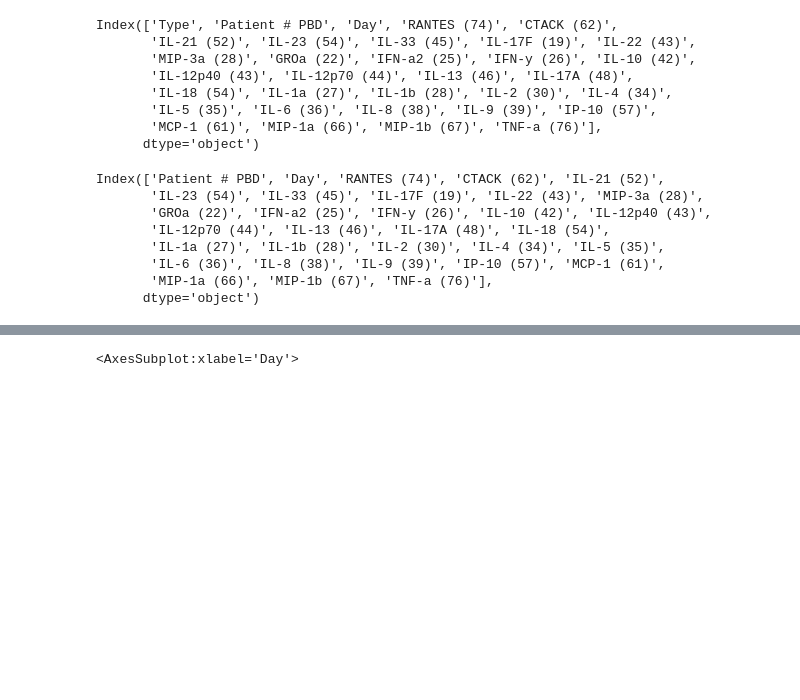
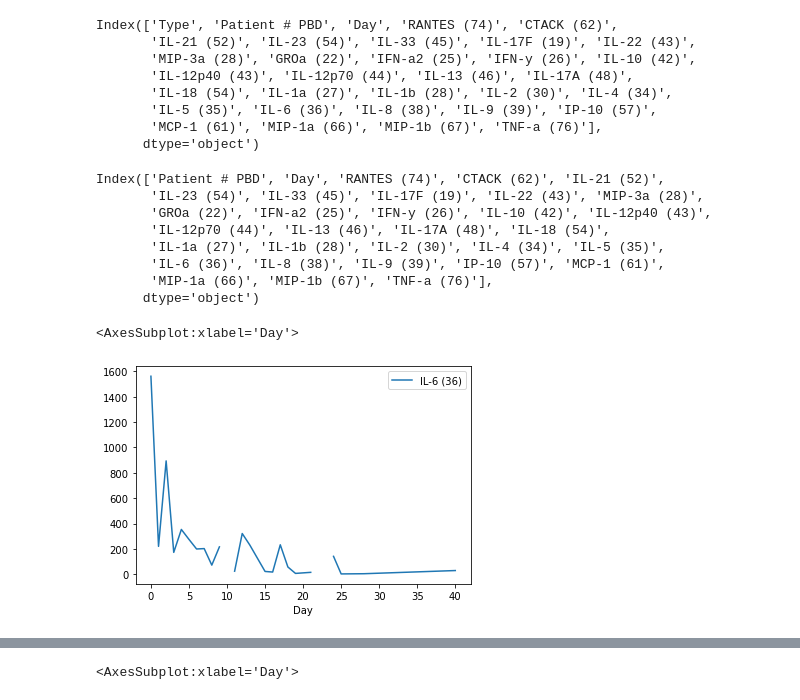
Before and after one commit to UvaCsl/immune-burn, a Jupyter notebook: notebooks/EDA.ipynb, the cells around one changed output, grey strips where cells are left out. Drawn from its saved outputs; the diff is of its cells as text; code cells hidden in the pictures; blank space fills up the shorter version.

```diff
--- a/notebooks/EDA.ipynb
+++ b/notebooks/EDA.ipynb
@@ -36,5 +36,10 @@ Index(['Patient # PBD', 'Day', 'RANTES (74)', 'CTACK (62)', 'IL-21 (52)',
        'IL-6 (36)', 'IL-8 (38)', 'IL-9 (39)', 'IP-10 (57)', 'MCP-1 (61)',
        'MIP-1a (66)', 'MIP-1b (67)', 'TNF-a (76)'],
       dtype='object')
+# %%
+df_clean[['IL-6 (36)', 'Day']].groupby('Day').mean().plot()
+# %% [output]
+<AxesSubplot:xlabel='Day'>
+[figure, added]
 # %%
 df_clean[['Patient # PBD', 'IL-6 (36)', 'IL-10 (42)', 'Day']].groupby('Patient # PBD').plot(x='Day', title = 'Patient # PBD')
```
Also changed, not shown: parts of 1 cell of this notebook, 3 other files.
